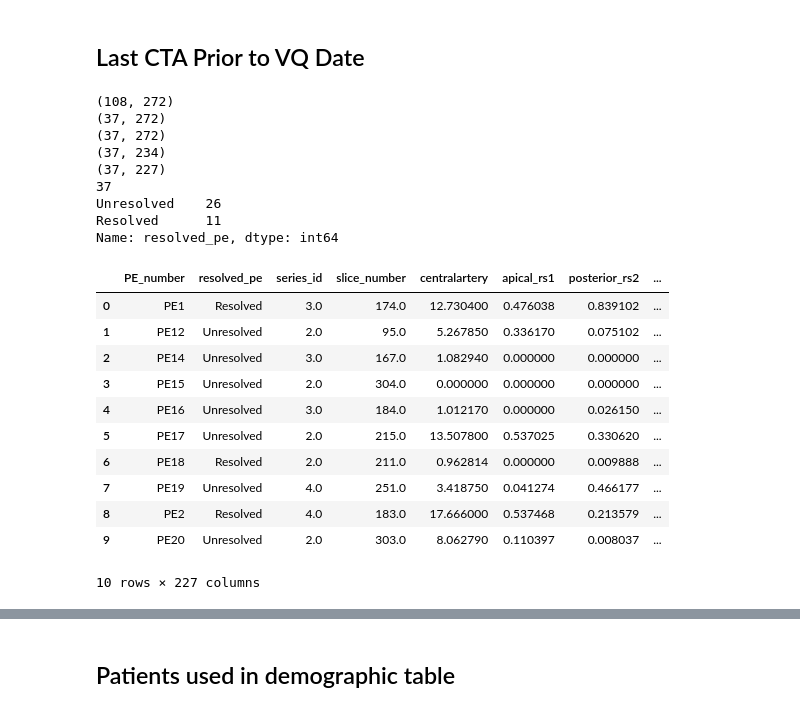
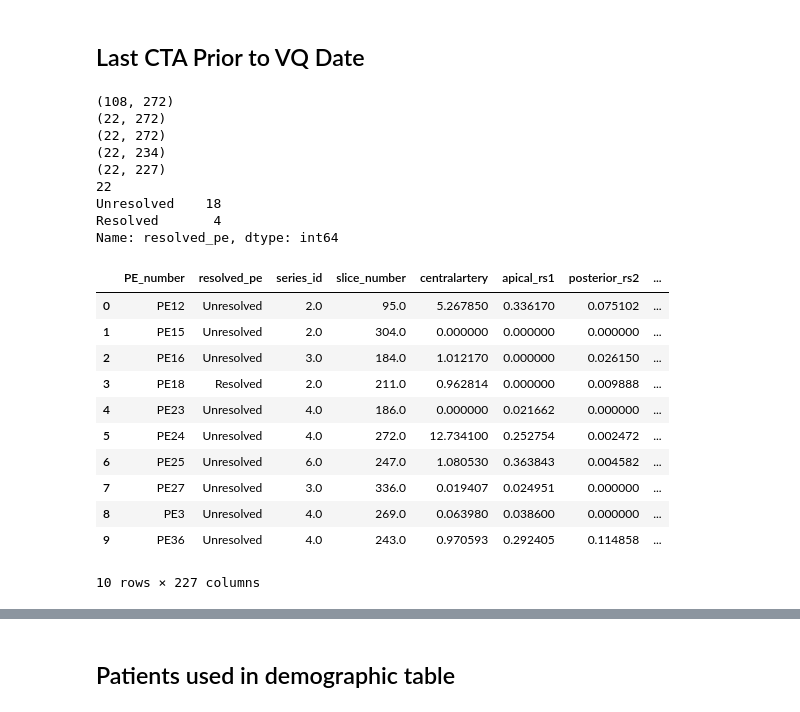
Before and after one commit to qaust/iCPET, a Jupyter notebook: src/summary_stats.ipynb, the cells around one changed output, grey strips where cells are left out. Cells and saved outputs as stored; diff of their text form; code cells hidden in the pictures.

```diff
--- a/src/summary_stats.ipynb
+++ b/src/summary_stats.ipynb
@@ -26,7 +26,7 @@ from sklearn.preprocessing import LabelEncoder
 # Local packages
 from regression import reg
 # %%
-df = pd.read_pickle(Path('../data/df_clean_w_outliers.pkl'))
+df = pd.read_pickle(Path('../data/df_clean.pkl'))
 df['PE_number'] = df.index.get_level_values(0).str[:-2]
 print(df.shape)
 print(len(df['PE_number'].unique()))
@@ -272,51 +272,54 @@ num_data_last_prior = df.copy()
 print(num_data_last_prior.shape)
 
 # limit to first prior observation to iCPET
-num_data_last_prior = num_data_last_prior[num_data_last_prior['duration_t_to_VQ_days'] <= 0]
+num_data_last_prior = num_data_last_prior.loc[
+    (num_data_last_prior['duration_t_to_VQ_days'] <= 0) &
+    (num_data_last_prior['total_visits'] > 1)
+]
 num_data_last_prior = num_data_last_prior.sort_values('duration_t_to_VQ_days')
 num_data_last_prior = num_data_last_prior.groupby('PE_number').last().reset_index()
 print(num_data_last_prior.shape)
 
 
 # Reset index
 tuples = list(zip(num_data_last_prior['PE_number'], num_data_last_prior['resolved_pe']))
 multi_index = pd.MultiIndex.from_tuples(tuples)
 num_data_last_prior.index = multi_index
 print(num_data_last_prior.shape)
 
 # Subset to numeric data and reset index
 num_data_last_prior = num_data_last_prior.select_dtypes(['int', 'float'])
 num_data_last_prior.index.names = ['PE_number', 'resolved_pe']
 num_data_last_prior = num_data_last_prior.reset_index()
 print(num_data_last_prior.shape)
 
 # Drop columns with all NaN
 num_data_last_prior = num_data_last_prior.dropna(axis=1, how='all')
 print(num_data_last_prior.shape)
 
 print(len(num_data_last_prior['PE_number'].unique()))
 print(num_data_last_prior['resolved_pe'].value_counts())
 
 num_data_last_prior.head(10)
 # %% [output]
 (108, 272)
-(37, 272)
-(37, 272)
-(37, 234)
-(37, 227)
-37
-Unresolved    26
-Resolved      11
+(22, 272)
+(22, 272)
+(22, 234)
+(22, 227)
+22
+Unresolved    18
+Resolved       4
 Name: resolved_pe, dtype: int64
 |  | PE_number | resolved_pe | series_id | slice_number | centralartery | apical_rs1 | posterior_rs2 | ... |
-| 0 | PE1 | Resolved | 3.0 | 174.0 | 12.730400 | 0.476038 | 0.839102 | ... |
-| 1 | PE12 | Unresolved | 2.0 | 95.0 | 5.267850 | 0.336170 | 0.075102 | ... |
-| 2 | PE14 | Unresolved | 3.0 | 167.0 | 1.082940 | 0.000000 | 0.000000 | ... |
-| 3 | PE15 | Unresolved | 2.0 | 304.0 | 0.000000 | 0.000000 | 0.000000 | ... |
-| 4 | PE16 | Unresolved | 3.0 | 184.0 | 1.012170 | 0.000000 | 0.026150 | ... |
-| 5 | PE17 | Unresolved | 2.0 | 215.0 | 13.507800 | 0.537025 | 0.330620 | ... |
-| 6 | PE18 | Resolved | 2.0 | 211.0 | 0.962814 | 0.000000 | 0.009888 | ... |
-| 7 | PE19 | Unresolved | 4.0 | 251.0 | 3.418750 | 0.041274 | 0.466177 | ... |
-| 8 | PE2 | Resolved | 4.0 | 183.0 | 17.666000 | 0.537468 | 0.213579 | ... |
-| 9 | PE20 | Unresolved | 2.0 | 303.0 | 8.062790 | 0.110397 | 0.008037 | ... |
+| 0 | PE12 | Unresolved | 2.0 | 95.0 | 5.267850 | 0.336170 | 0.075102 | ... |
+| 1 | PE15 | Unresolved | 2.0 | 304.0 | 0.000000 | 0.000000 | 0.000000 | ... |
+| 2 | PE16 | Unresolved | 3.0 | 184.0 | 1.012170 | 0.000000 | 0.026150 | ... |
+| 3 | PE18 | Resolved | 2.0 | 211.0 | 0.962814 | 0.000000 | 0.009888 | ... |
+| 4 | PE23 | Unresolved | 4.0 | 186.0 | 0.000000 | 0.021662 | 0.000000 | ... |
+| 5 | PE24 | Unresolved | 4.0 | 272.0 | 12.734100 | 0.252754 | 0.002472 | ... |
+| 6 | PE25 | Unresolved | 6.0 | 247.0 | 1.080530 | 0.363843 | 0.004582 | ... |
+| 7 | PE27 | Unresolved | 3.0 | 336.0 | 0.019407 | 0.024951 | 0.000000 | ... |
+| 8 | PE3 | Unresolved | 4.0 | 269.0 | 0.063980 | 0.038600 | 0.000000 | ... |
+| 9 | PE36 | Unresolved | 4.0 | 243.0 | 0.970593 | 0.292405 | 0.114858 | ... |
 10 rows × 227 columns
```
Also changed, not shown: parts of 11 cells of this notebook, 2 other files.
